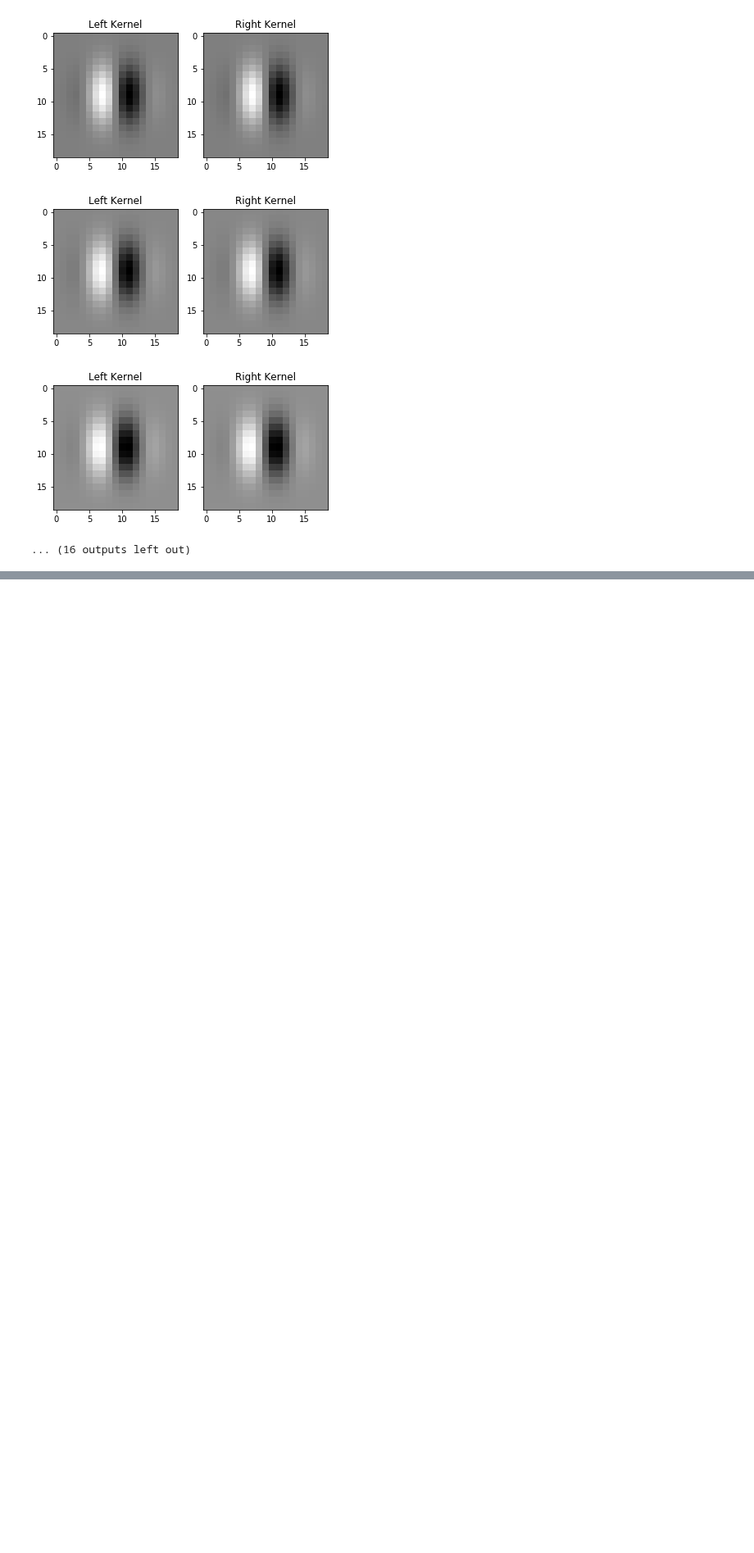
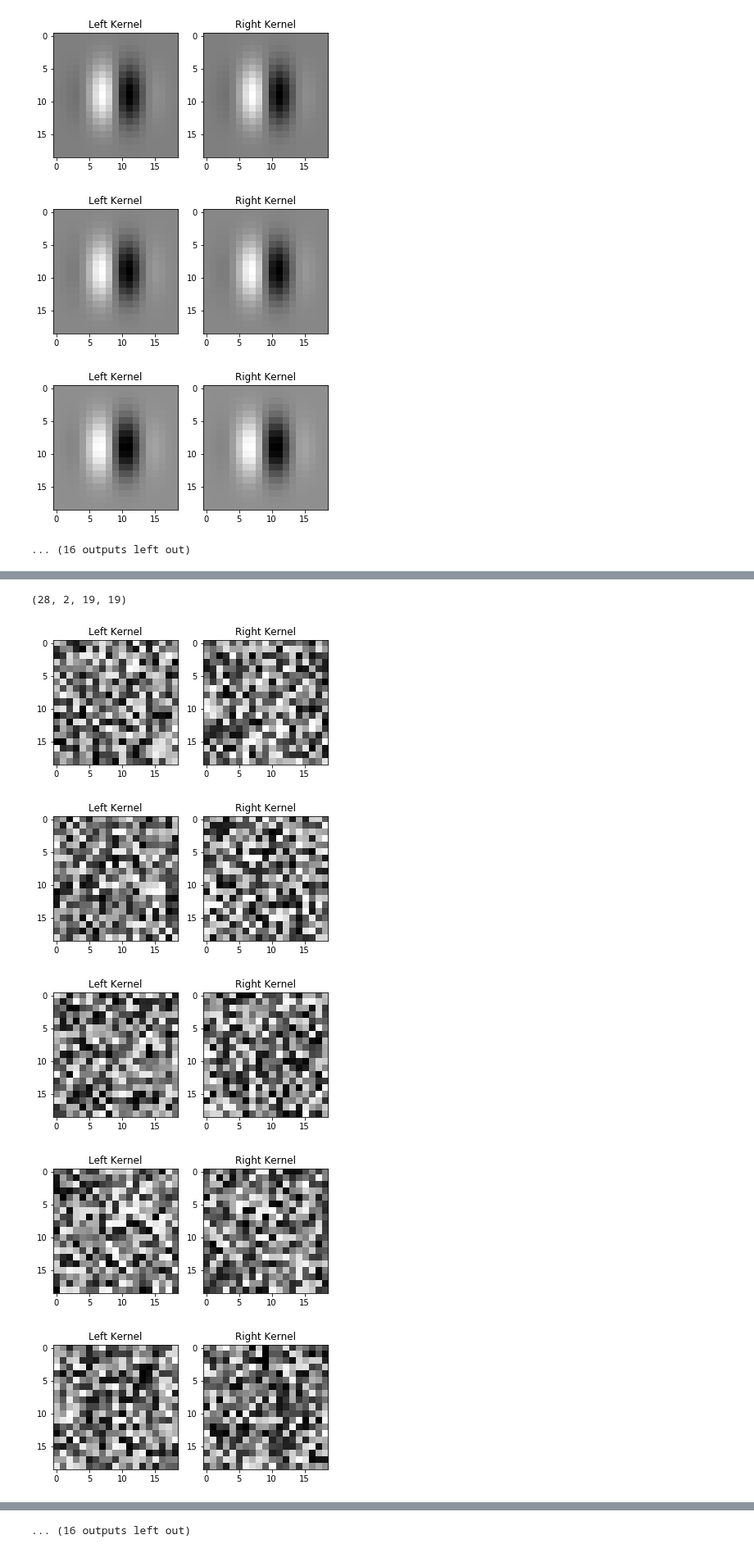
Before and after one commit to nathankong/binocular_disparity_nn, a Jupyter notebook: notebooks/DisplayInitialKernels.ipynb, the cells around one changed output, grey strips where cells are left out. Shown at 82% size. Saved outputs shown, nothing was run; the diff lists cells and outputs as text; code cells hidden in the pictures; blank space fills up the shorter version.

Commit message:
Visualize initial filters for Gabors and Xavier initialization.

```diff
--- a/notebooks/DisplayInitialKernels.ipynb
+++ b/notebooks/DisplayInitialKernels.ipynb
@@ -5,2 +7,3 @@ import numpy as np
 # %%
-k = np.load("../initial_kernels.npy")
+k = np.load("../initial_kernels_gabor.npy")
+print(k.shape)
@@ -32,0 +36,19 @@ for i in range(k.shape[0]):
+# %%
+k = np.load("../initial_kernels_xavier.npy")
+print(k.shape)
+# %% [output]
+(28, 2, 19, 19)
+# %%
+for i in range(k.shape[0]):
+    kernels = k[i]
+    fig, (ax1, ax2) = plt.subplots(1,2)
+    ax1.imshow(kernels[0,:,:], cmap="gray")
+    ax1.set_title("Left Kernel")
+    ax2.imshow(kernels[1,:,:], cmap="gray")
+    ax2.set_title("Right Kernel")
+# %% [output]
+[figure, added]
+[figure, added]
+[figure, added]
+[figure, added]
+[figure, added]
@@ -32,0 +62 @@ for i in range(k.shape[0]):
+... (16 outputs left out)
```
Also changed, not shown: parts of 5 cells of this notebook, 2 other files.
